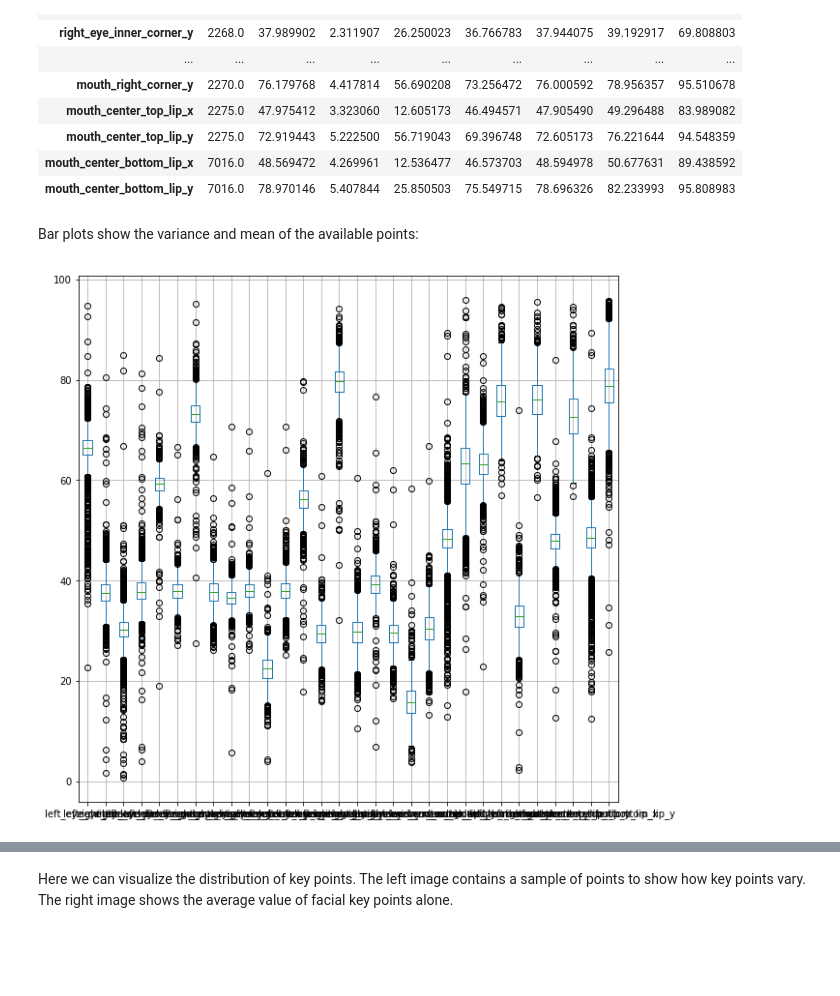
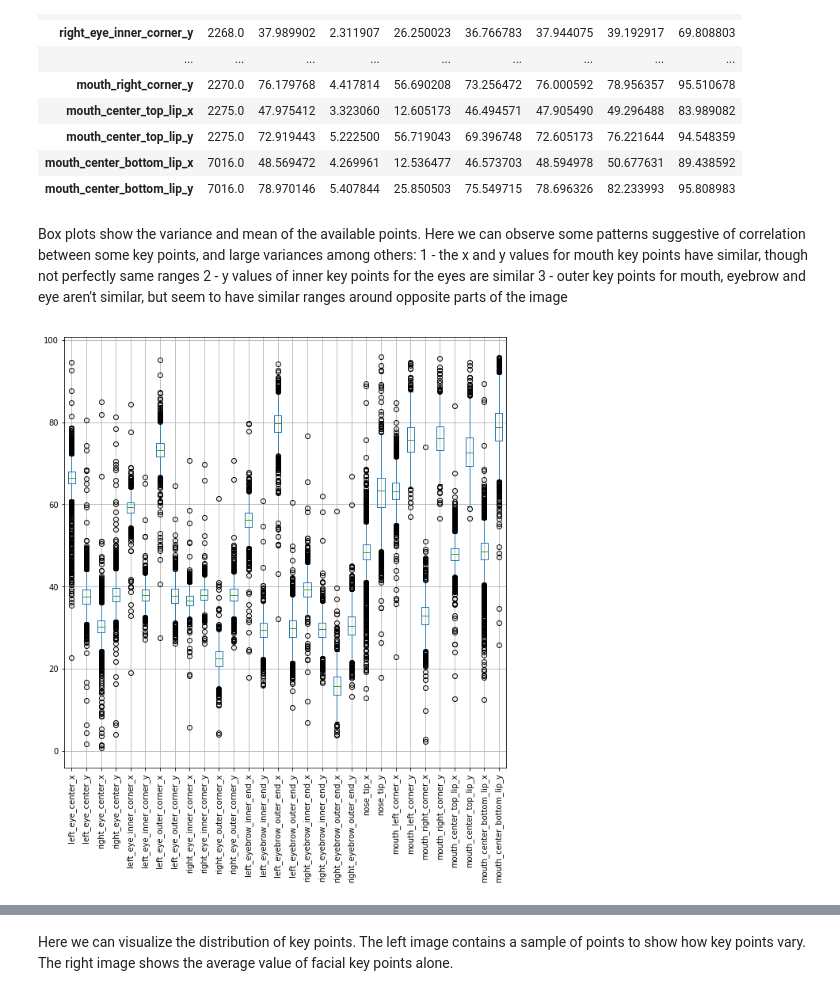
Before and after one commit to jamieandre/w207-f18-final-project, a Jupyter notebook: Final_Project_Draft.ipynb, the cells around one changed output, grey strips where cells are left out. Cells and saved outputs as stored; diff of their text form; code cells hidden in the pictures; blank space fills up the shorter version.

```diff
--- a/Final_Project_Draft.ipynb
+++ b/Final_Project_Draft.ipynb
@@ -284,10 +227,14 @@ data.iloc[:, :-2].describe().transpose()
 | mouth_center_top_lip_y | 2275.0 | 72.919443 | 5.222500 | 56.719043 | 69.396748 | 72.605173 | 76.221644 | 94.548359 |
 | mouth_center_bottom_lip_x | 7016.0 | 48.569472 | 4.269961 | 12.536477 | 46.573703 | 48.594978 | 50.677631 | 89.438592 |
 | mouth_center_bottom_lip_y | 7016.0 | 78.970146 | 5.407844 | 25.850503 | 75.549715 | 78.696326 | 82.233993 | 95.808983 |
-# %% [markdown]
-Bar plots show the variance and mean of the available points:
+# %% [markdown]
+Box plots show the variance and mean of the available points. Here we can observe some patterns suggestive of correlation between some key points, and large variances among others:
+1 - the x and y values for mouth key points have similar, though not perfectly same ranges
+2 - y values of inner key points for the eyes are similar
+3 - outer key points for mouth, eyebrow and eye aren't similar, but seem to have similar ranges around opposite parts of the image
 # %%
 plt.figure(figsize=(10, 10))
-data.iloc[:, :-2].boxplot();
+data.iloc[:, :-2].boxplot()
+plt.xticks(rotation=90);
 # %% [output]
-[figure, old version]
+[figure, new version]
```
Also changed, not shown: parts of 47 cells of this notebook.
